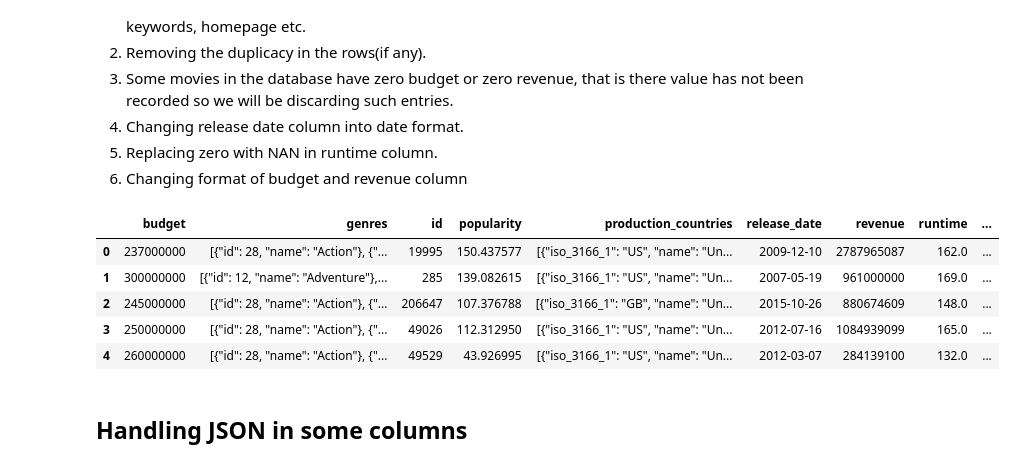
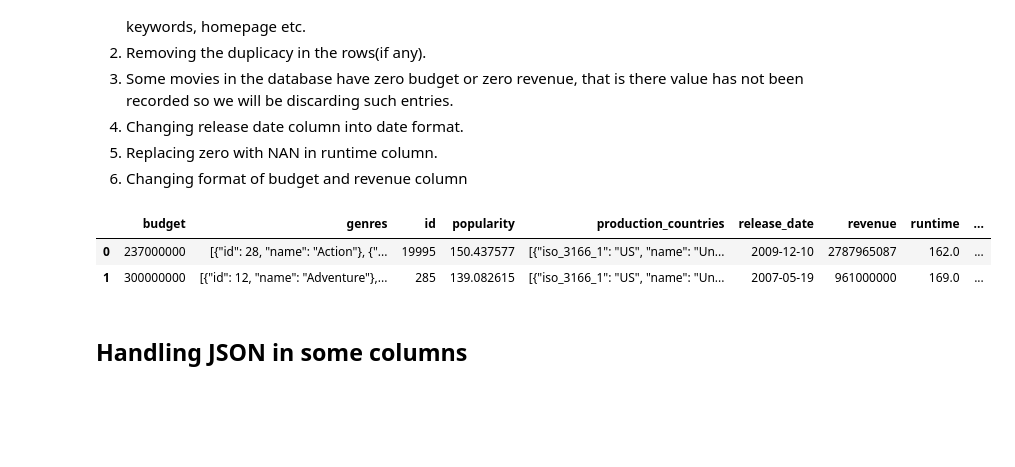
Before and after one commit to akshit3797/TMDB_Dataset_EDA, a Jupyter notebook: EDA.ipynb, the cells around one changed output. Drawn from its saved outputs; the diff is of its cells as text; code cells hidden in the pictures; blank space fills up the shorter version.

```diff
--- a/EDA.ipynb
+++ b/EDA.ipynb
@@ -11,9 +13,9 @@ from datetime import datetime
 # %% [markdown]
 ## Load the dataset
 # %%
-credits_df= pd.read_csv("tmdb-5000-movie-dataset/tmdb_5000_credits.csv")
-movies_df = pd.read_csv("tmdb-5000-movie-dataset/tmdb_5000_movies.csv")
-movies_df.head()
+credits_df= pd.read_csv("tmdb_5000_credits.csv")
+movies_df = pd.read_csv("tmdb_5000_movies.csv")
+movies_df.head(2)
 # %% [output]
 |  | budget | genres | homepage | id | keywords | original_language | original_title | overview | ... |
 | 0 | 237000000 | [{"id": 28, "name": "Action"}, {"... | http://www.avatarmovie.com/ | 19995 | [{"id": 1463, "name": "culture cl... | en | Avatar | In the 22nd century, a paraplegic... | ... |
@@ -61,16 +60,13 @@ Index(['budget', 'genres', 'homepage', 'id', 'keywords', 'original_language',
 5. Replacing zero with NAN in runtime column.
 6. Changing format of budget and revenue column
 # %%
-cols = ['keywords', 'homepage' , 'status', 'tagline', 'original_language', 'homepage', 'overview', 'production_companies', 'original_title', 'title_y']
+cols = ['keywords', 'homepage' , 'status', 'tagline', 'original_language', 'homepage', 'overview', 'production_companies', 'original_title']
 movies_df=movies_df.drop(cols,axis=1)
-movies_df.head()
+movies_df.head(2)
 # %% [output]
 |  | budget | genres | id | popularity | production_countries | release_date | revenue | runtime | ... |
 | 0 | 237000000 | [{"id": 28, "name": "Action"}, {"... | 19995 | 150.437577 | [{"iso_3166_1": "US", "name": "Un... | 2009-12-10 | 2787965087 | 162.0 | ... |
 | 1 | 300000000 | [{"id": 12, "name": "Adventure"},... | 285 | 139.082615 | [{"iso_3166_1": "US", "name": "Un... | 2007-05-19 | 961000000 | 169.0 | ... |
-| 2 | 245000000 | [{"id": 28, "name": "Action"}, {"... | 206647 | 107.376788 | [{"iso_3166_1": "GB", "name": "Un... | 2015-10-26 | 880674609 | 148.0 | ... |
-| 3 | 250000000 | [{"id": 28, "name": "Action"}, {"... | 49026 | 112.312950 | [{"iso_3166_1": "US", "name": "Un... | 2012-07-16 | 1084939099 | 165.0 | ... |
-| 4 | 260000000 | [{"id": 28, "name": "Action"}, {"... | 49529 | 43.926995 | [{"iso_3166_1": "US", "name": "Un... | 2012-03-07 | 284139100 | 132.0 | ... |
 # %% [markdown]
 ## Handling JSON in some columns
 # %%
```
Also changed, not shown: parts of 15 cells of this notebook, 3 other files.
